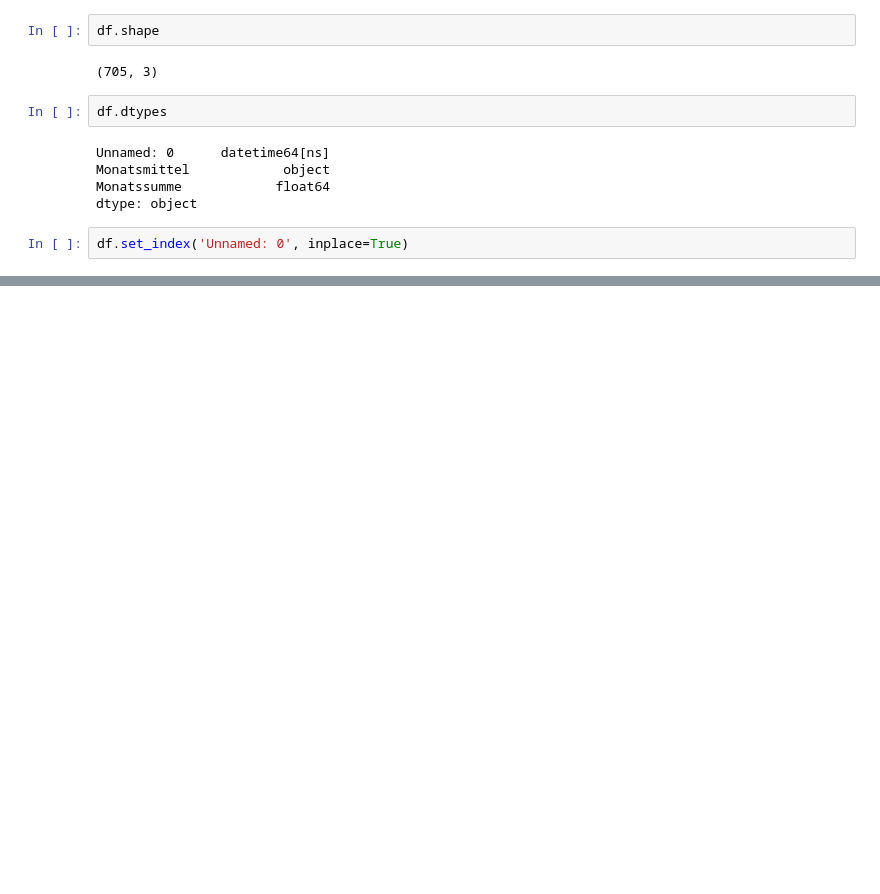
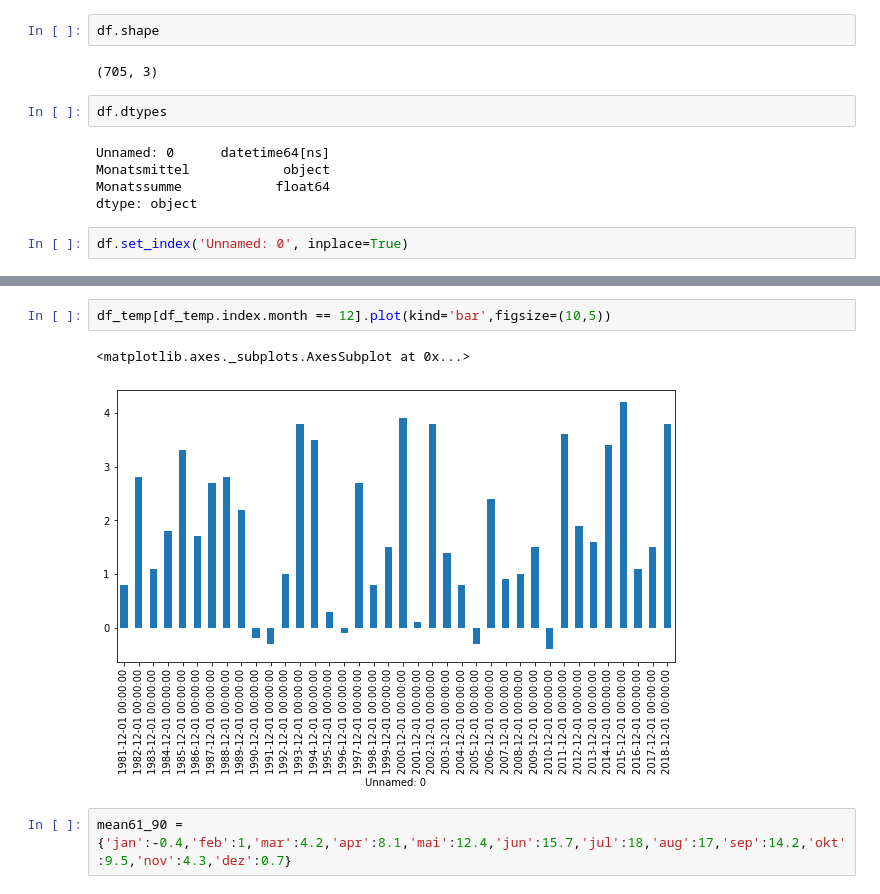
Before and after one commit to MartinSteinegger/cas-ddj, a Jupyter notebook: Projekte mst/Klima Wädenswil.ipynb, the cells around one changed output, grey strips where cells are left out. Cells and saved outputs as stored; diff of their text form; blank space fills up the shorter version.

```diff
--- a/Projekte mst/Klima Wädenswil.ipynb
+++ b/Projekte mst/Klima Wädenswil.ipynb
@@ -66,0 +112,7 @@ NameError: name 'df_loc' is not defined
+# %%
+df_temp[df_temp.index.month == 12].plot(kind='bar',figsize=(10,5))
+# %% [output]
+<matplotlib.axes._subplots.AxesSubplot at 0x...>
+[figure, added]
+# %%
+mean61_90 = {'jan':-0.4,'feb':1,'mar':4.2,'apr':8.1,'mai':12.4,'jun':15.7,'jul':18,'aug':17,'sep':14.2,'okt':9.5,'nov':4.3,'dez':0.7}
```
Also changed, not shown: parts of 12 cells of this notebook, 15 other files.
